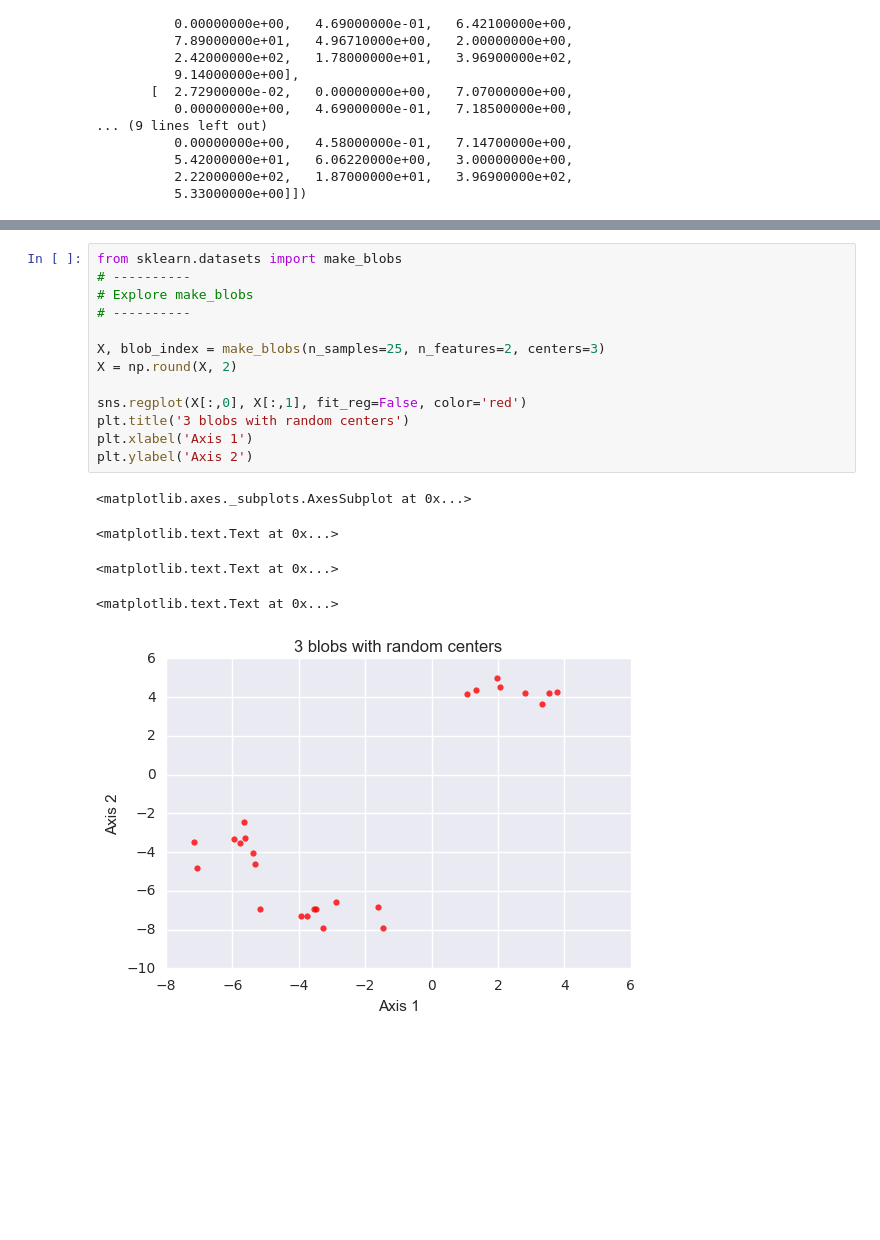
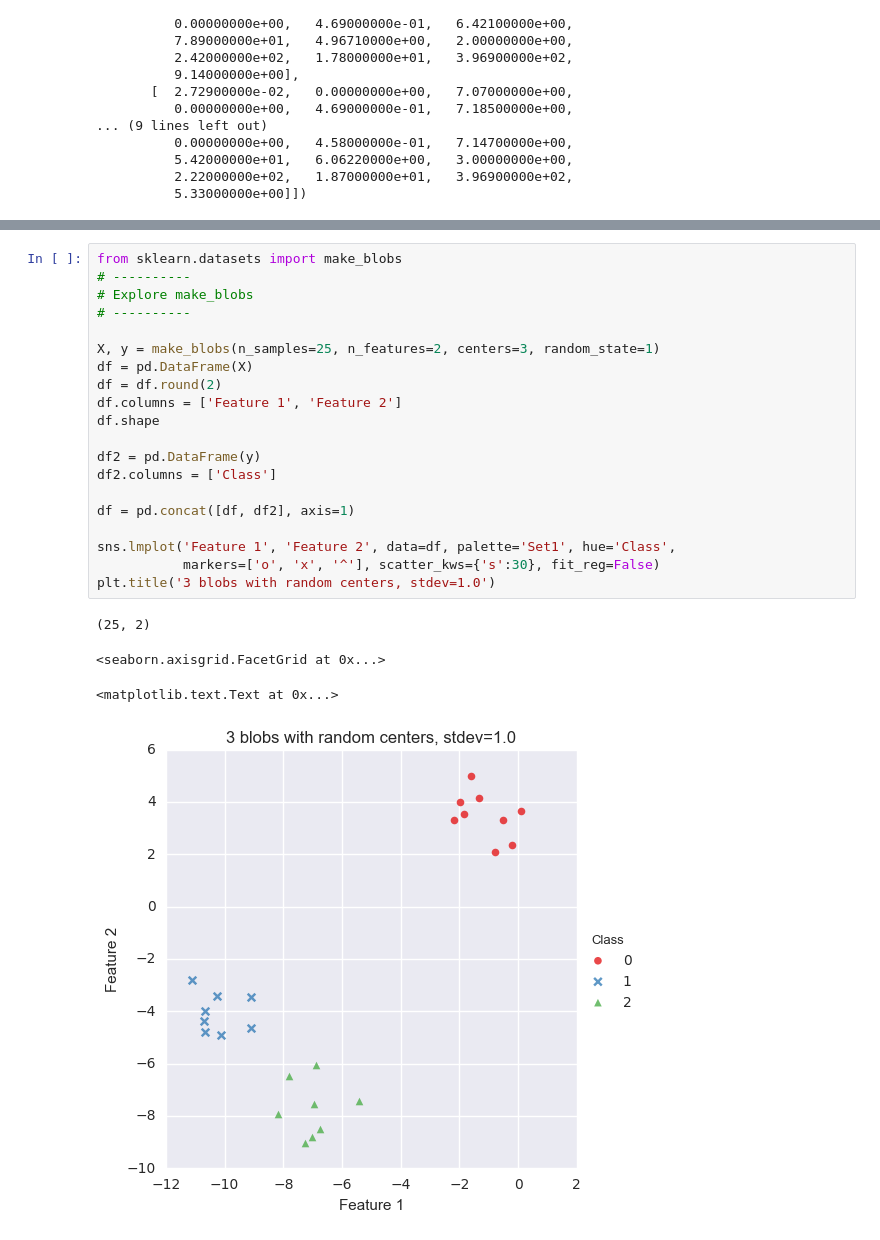
Before and after one commit to niranjv/ml-notes, a Jupyter notebook: Datasets.ipynb, the cells around one changed output, grey strips where cells are left out. Cells and saved outputs as stored; diff of their text form; blank space fills up the shorter version.

Commit message:
Explore dataset generators using Seaborn plots

```diff
--- a/Datasets.ipynb
+++ b/Datasets.ipynb
@@ -69,21 +77,27 @@ array([[  6.32000000e-03,   1.80000000e+01,   2.31000000e+00,
 # %%
 from sklearn.datasets import make_blobs
 # ----------
 # Explore make_blobs
 # ----------
 
-X, blob_index = make_blobs(n_samples=25, n_features=2, centers=3)
-X = np.round(X, 2)
+X, y = make_blobs(n_samples=25, n_features=2, centers=3, random_state=1)
+df = pd.DataFrame(X)
+df = df.round(2)
+df.columns = ['Feature 1', 'Feature 2']
+df.shape
 
-sns.regplot(X[:,0], X[:,1], fit_reg=False, color='red')
-plt.title('3 blobs with random centers')
-plt.xlabel('Axis 1')
-plt.ylabel('Axis 2')
+df2 = pd.DataFrame(y)
+df2.columns = ['Class']
+
+df = pd.concat([df, df2], axis=1)
+
+sns.lmplot('Feature 1', 'Feature 2', data=df, palette='Set1', hue='Class',
+           markers=['o', 'x', '^'], scatter_kws={'s':30}, fit_reg=False)
+plt.title('3 blobs with random centers, stdev=1.0')
 # %% [output]
-<matplotlib.axes._subplots.AxesSubplot at 0x...>
+(25, 2)
-<matplotlib.text.Text at 0x...>
+<seaborn.axisgrid.FacetGrid at 0x...>
 <matplotlib.text.Text at 0x...>
-<matplotlib.text.Text at 0x...>
-[figure, old version]
+[figure, new version]
 # %%
 centers = np.array([[-15,2],[0,2],[15,2]])
```
Also changed, not shown: parts of 13 cells of this notebook.
